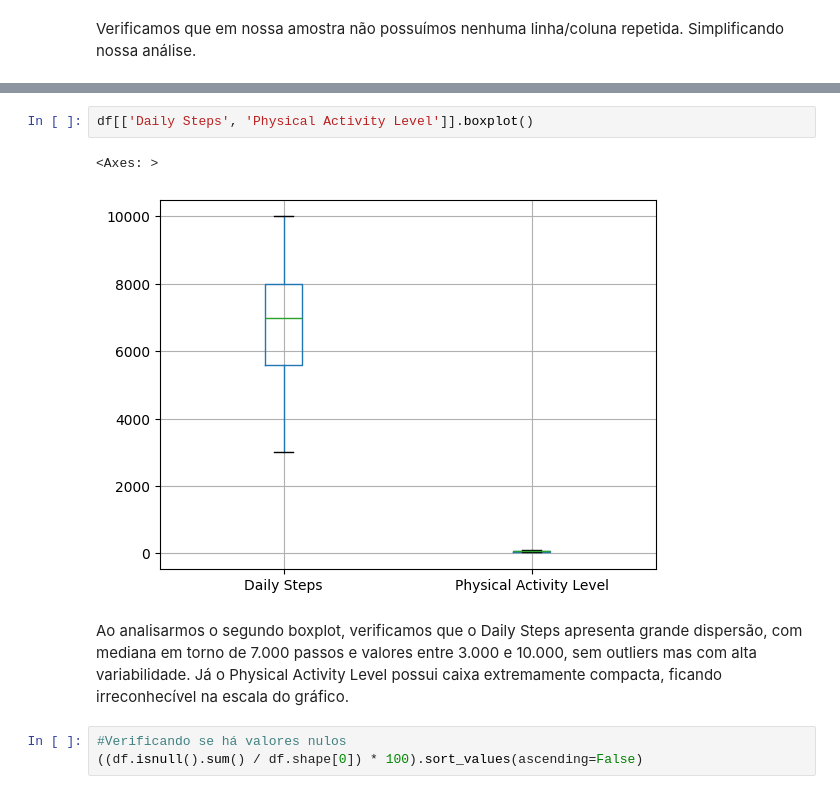
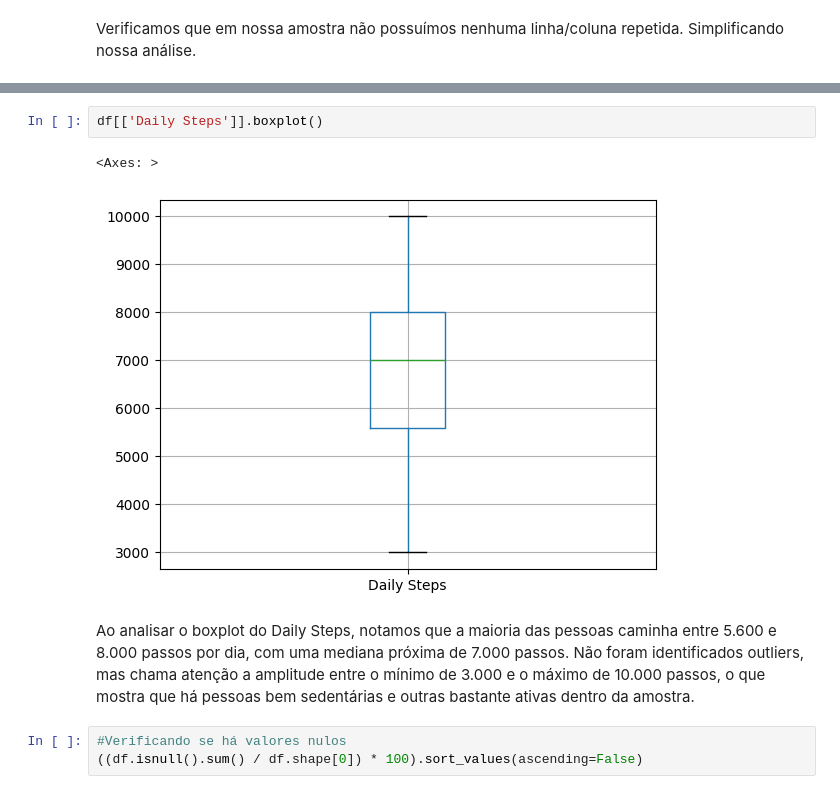
Before and after one commit to enzobanin/AnaliseDeDados, a Jupyter notebook: sonoEstiloDeVida.ipynb, the cells around one changed output, grey strips where cells are left out. Cells and saved outputs as stored; diff of their text form.

```diff
--- a/sonoEstiloDeVida.ipynb
+++ b/sonoEstiloDeVida.ipynb
@@ -126,10 +122,10 @@ Ao analisarmos o primeiro boxplot, verificamos que Age, Sleep Duration, Quality
 # %%
-df[['Daily Steps', 'Physical Activity Level']].boxplot()
+df[['Daily Steps']].boxplot()
 # %% [output]
 <Axes: >
-[figure, old version]
+[figure, new version]
-# %% [markdown]
-Ao analisarmos o segundo boxplot, verificamos que o Daily Steps apresenta grande dispersão, com mediana em torno de 7.000 passos e valores entre 3.000 e 10.000, sem outliers mas com alta variabilidade. Já o Physical Activity Level possui caixa extremamente compacta, ficando irreconhecível na escala do gráfico.
+# %% [markdown]
+Ao analisar o boxplot do Daily Steps, notamos que a maioria das pessoas caminha entre 5.600 e 8.000 passos por dia, com uma mediana próxima de 7.000 passos. Não foram identificados outliers, mas chama atenção a amplitude entre o mínimo de 3.000 e o máximo de 10.000 passos, o que mostra que há pessoas bem sedentárias e outras bastante ativas dentro da amostra.
 # %%
 #Verificando se há valores nulos
 ((df.isnull().sum() / df.shape[0]) * 100).sort_values(ascending=False)
```
Also changed, not shown: parts of 9 cells of this notebook.
